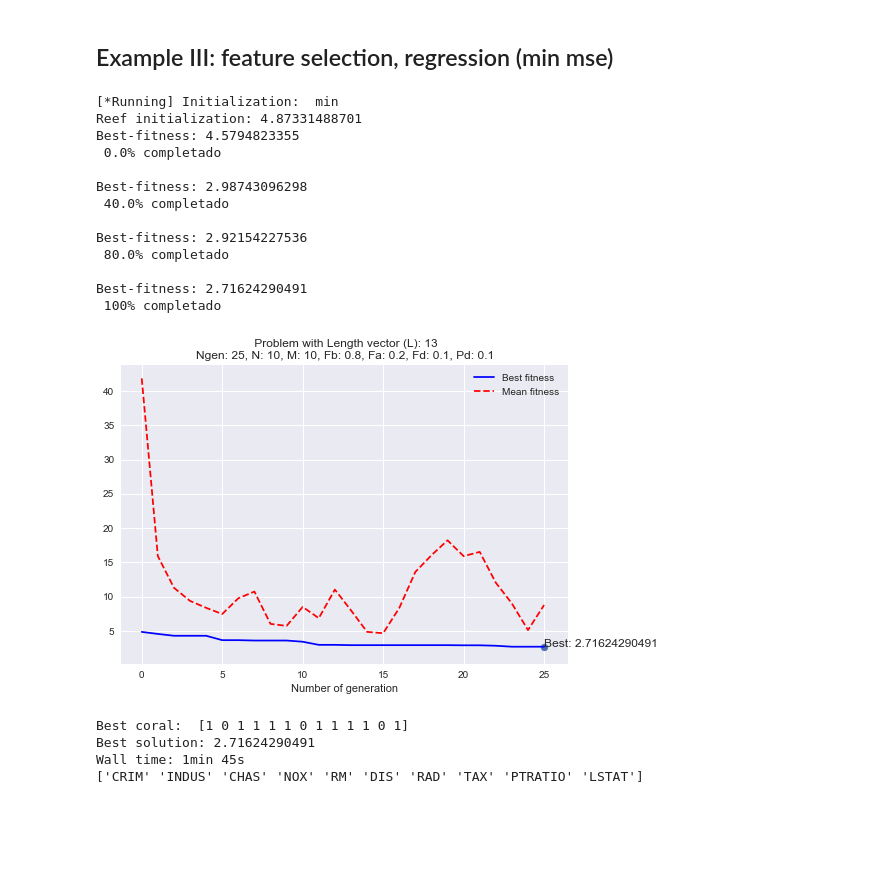
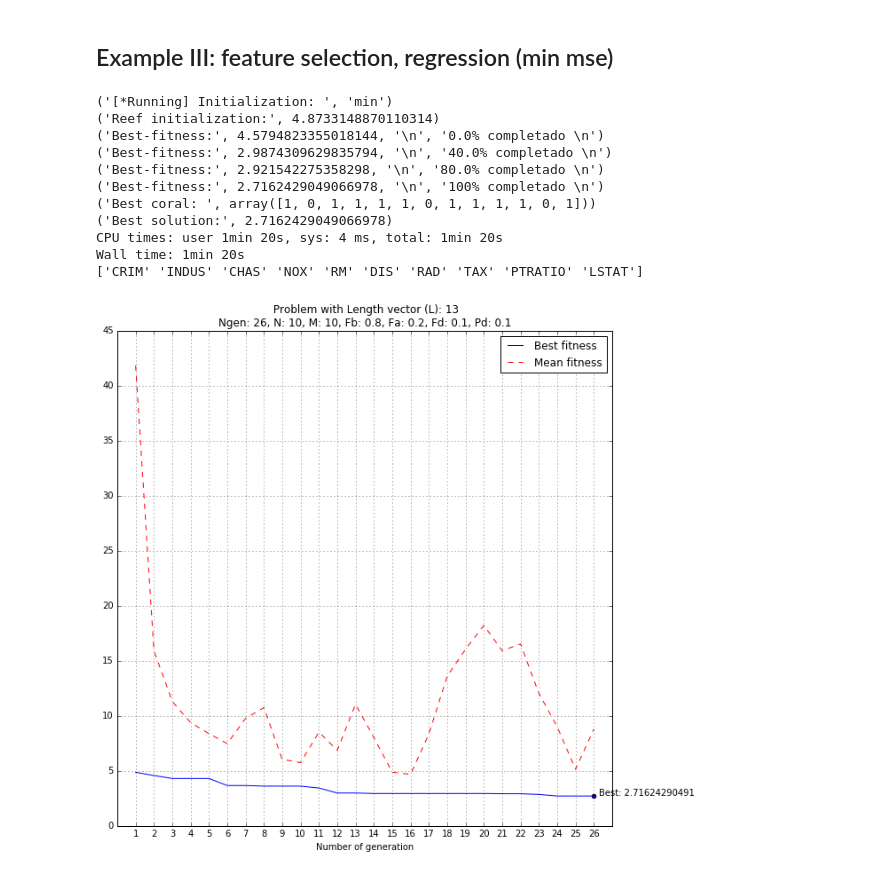
Before and after one commit to VictorPelaez/coral-reef-optimization-algorithm, a Jupyter notebook: cro/test.ipynb, the cells around one changed output. Drawn from its saved outputs; the diff is of its cells as text; code cells hidden in the pictures; blank space fills up the shorter version.

```diff
--- a/cro/test.ipynb
+++ b/cro/test.ipynb
@@ -145,6 +183,7 @@ from sklearn import datasets, ensemble
 from sklearn.metrics import r2_score, mean_squared_error
 from cro import *
 from fitness import feature_selection
+from report import plot_results
 
 ## ------------------------------------------------------
 ## Parameters initialization
@@ -153,48 +192,53 @@ Ngen = 25                  # Number of generations
 N  = 10                    # MxN: reef size
 M  = 10                    # MxN: reef size
 Fb = 0.8                   # Broadcast prob.
 Fa = 0.2                   # Asexual reproduction prob.
 Fd = 0.1                   # Fraction of the corals to be eliminated in the depredation operator.
 r0 = 0.7                   # Free/total initial proportion
 k  = 3                     # Number of opportunities for a new coral to settle in the reef
 Pd = 0.1                   # Depredation prob.
 opt= 'min'                 # flag: 'max' for maximizing and 'min' for minimizing
 
 ## ------------------------------------------------------
 
 dataset = datasets.load_boston()
 L = dataset.data.shape[1] # number of features
 X = dataset.data
 y = dataset.target
 
 params = {'n_estimators': 60, 'max_depth': 4, 'min_samples_split': 2}
 gbr = ensemble.GradientBoostingRegressor(**params)
 
 fitness_coral = partial(feature_selection, X=X, y=y, model=gbr,
                         get_prediction=lambda gbr, X: gbr.predict(X),
                         metric=mean_squared_error)
 
 cro = CRO(Ngen, N, M, Fb, Fa, Fd, r0, k, Pd, fitness_coral, opt, L, verbose=True)
 %time (REEF, REEFpob, REEFfitness, ind_best, Bestfitness, Meanfitness) = cro.fit(X, y, gbr)
 
 names = np.array(['CRIM', 'ZN', 'INDUS', 'CHAS', 'NOX', 'RM', 'AGE', 'DIS', 'RAD', 'TAX', 'PTRATIO', 'B', 'LSTAT'])
 print(names[REEFpob[ind_best, :]>0])
+
+title_info = {
+    "L": L,
+    "M": M,
+    "N": N,
+    "Fb": Fb,
+    "Fa": Fa,
+    "Fd": Fd,
+    "Pd": Pd
+}
+plot_results(Bestfitness, Meanfitness, title_info)
 # %% [output]
-[*Running] Initialization:  min
-Reef initialization: 4.87331488701
-Best-fitness: 4.5794823355
- 0.0% completado
-
-Best-fitness: 2.98743096298
- 40.0% completado
-
-Best-fitness: 2.92154227536
- 80.0% completado
-
-Best-fitness: 2.71624290491
- 100% completado
+('[*Running] Initialization: ', 'min')
+('Reef initialization:', 4.8733148870110314)
+('Best-fitness:', 4.5794823355018144, '\n', '0.0% completado \n')
+('Best-fitness:', 2.9874309629835794, '\n', '40.0% completado \n')
+('Best-fitness:', 2.921542275358298, '\n', '80.0% completado \n')
+('Best-fitness:', 2.7162429049066978, '\n', '100% completado \n')
+('Best coral: ', array([1, 0, 1, 1, 1, 1, 0, 1, 1, 1, 1, 0, 1]))
+('Best solution:', 2.7162429049066978)
+CPU times: user 1min 20s, sys: 4 ms, total: 1min 20s
+Wall time: 1min 20s
+['CRIM' 'INDUS' 'CHAS' 'NOX' 'RM' 'DIS' 'RAD' 'TAX' 'PTRATIO' 'LSTAT']
-[figure, old version]
+[figure, new version]
-Best coral:  [1 0 1 1 1 1 0 1 1 1 1 0 1]
-Best solution: 2.71624290491
-Wall time: 1min 45s
-['CRIM' 'INDUS' 'CHAS' 'NOX' 'RM' 'DIS' 'RAD' 'TAX' 'PTRATIO' 'LSTAT']
```
Also changed, not shown: parts of 3 cells of this notebook.
